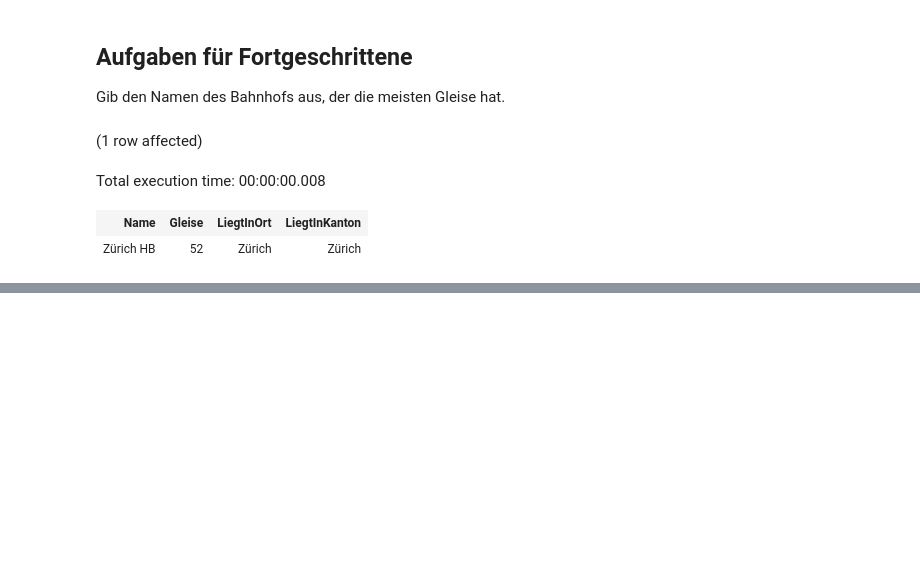
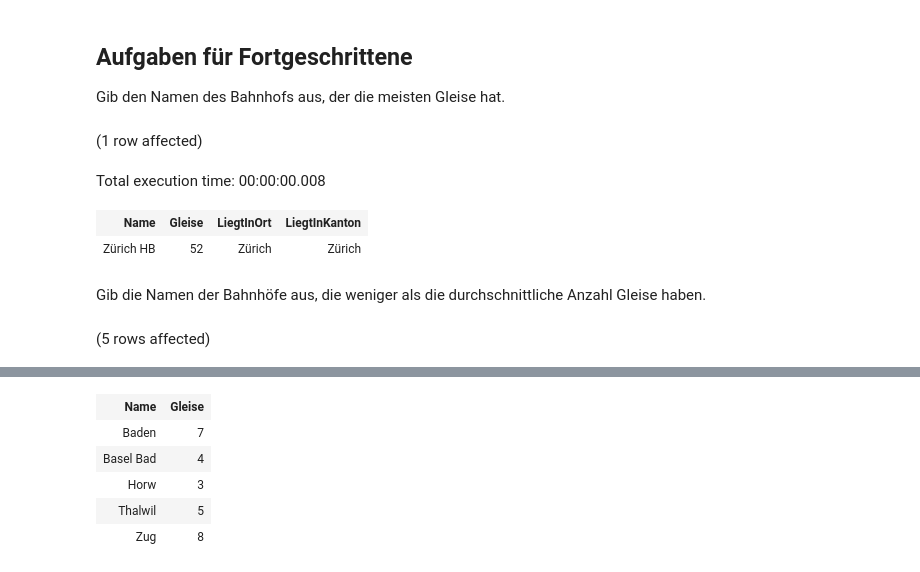
Before and after one commit to dDreistein/DatenModellieren, a Jupyter notebook: DatenAuslesenZugdatenbank.ipynb, the cells around one changed output, grey strips where cells are left out. Drawn from its saved outputs; the diff is of its cells as text; code cells hidden in the pictures; blank space fills up the shorter version.

```diff
--- a/DatenAuslesenZugdatenbank.ipynb
+++ b/DatenAuslesenZugdatenbank.ipynb
@@ -149,3 +149,9 @@ SELECT * FROM Bahnhoefe WHERE Gleise = (SELECT MAX(Gleise) FROM Bahnhoefe)
 Total execution time: 00:00:00.008
 | Name | Gleise | LiegtInOrt | LiegtInKanton |
 | Zürich HB | 52 | Zürich | Zürich |
+# %% [markdown]
+Gib die Namen der Bahnhöfe aus, die weniger als die durchschnittliche Anzahl Gleise haben.
+# %%
+SELECT Name, Gleise FROM Bahnhoefe WHERE Gleise < (SELECT AVG(Gleise) FROM Bahnhoefe)
+# %% [output]
+(5 rows affected)
@@ -151,0 +159,6 @@ Total execution time: 00:00:00.008
+| Name | Gleise |
+| Baden | 7 |
+| Basel Bad | 4 |
+| Horw | 3 |
+| Thalwil | 5 |
+| Zug | 8 |
```
Also changed, not shown: parts of 7 cells of this notebook.
